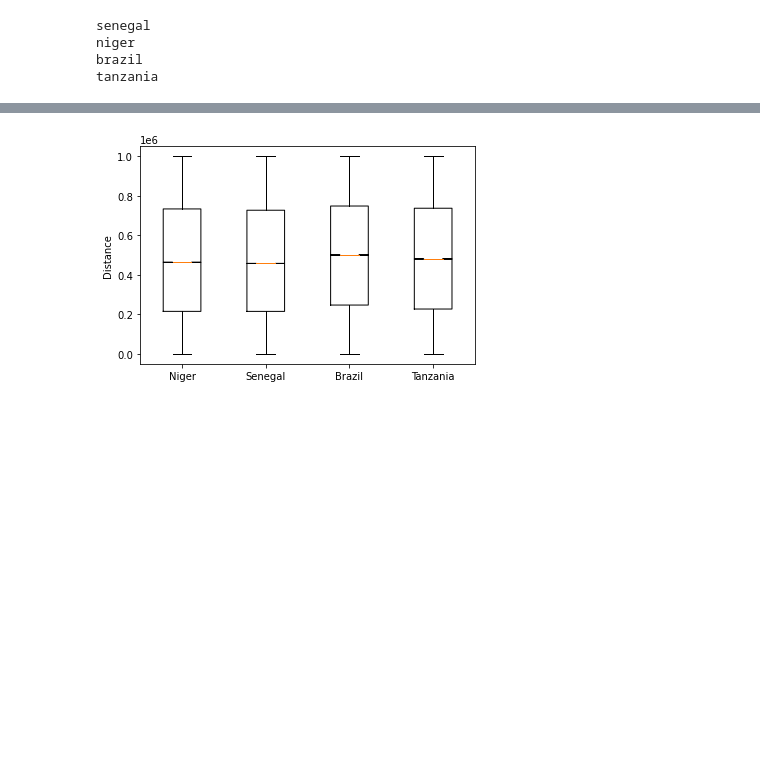
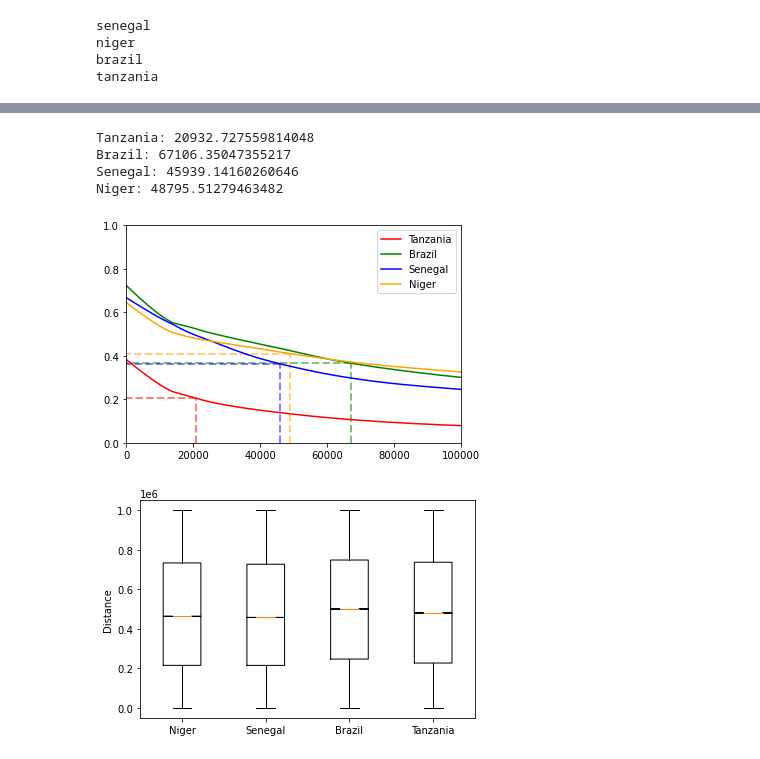
Before and after one commit to nealplatt/sch_man_nwinvasion, a Jupyter notebook: notebooks/linkage_disequilibrium.ipynb, the cells around one changed output, grey strips where cells are left out. Drawn from its saved outputs; the diff is of its cells as text; code cells hidden in the pictures; blank space fills up the shorter version.

```diff
--- a/notebooks/linkage_disequilibrium.ipynb
+++ b/notebooks/linkage_disequilibrium.ipynb
@@ -243,20 +183,0 @@ bins
-# %%
-plt.scatter(dists["niger"], r2s["niger"], s=0.1, alpha=0.1, label="raw data")
-plt.scatter(df["distance_bin"], df["niger"], s=10, c="red", label="mean-binned")
-
-    #smooth
-l=lowess(df["niger"], df["distance_bin"], frac=0.05)
-xl=l[:,0]
-yl=l[:,1]
-#plt.plot(xl, yl, label="Loess smoothed", linewidth=3, c='yellow')
-
-l=lowess(df["niger"], df["distance_bin"], frac=0.5)
-xl=l[:,0]
-yl=l[:,1]
-plt.plot(xl, yl, label="Loess smoothed", linewidth=3, c='yellow')
-
-plt.xlim(0,1_000)
-
-#plt.legend()
-plt.show()
-plt.close()
@@ -284,3 +205,47 @@ df
+# %%
+x=bin_edges[1:]
+
+for y, label, color in [(t, "Tanzania", "red"),
+                 (b, "Brazil", "green"),
+                 (s, "Senegal", "blue"),
+                 (n, "Niger", "orange")]:
+
+    #plot
+    #plt.scatter(x, y, s=10, alpha=0.1, c=color)
+
+    #smooth
+    l=lowess(y, x, frac=0.66)
+    xl=l[:,0]
+    yl=l[:,1]
+    plt.plot(xl, yl, label=label, c=color)
+
+    #get ld50
+    decay = interp1d(yl, xl, bounds_error=False)
+
+    #what point is Ld50 In 250kb
+    #OVER A MB ld=yl[0] - ((yl[0]-yl[x==x[-1]])/2)
+    ld=yl[0] - ((yl[0]-yl[-1])/2)
+    ld50=decay(ld)
+
+    #add line to chart
+    plt.vlines(ld50, 0, ld, colors=color, linestyle='dashed', linewidth=2, alpha=0.5)
+    plt.hlines(ld, ld50, ld, colors=color, linestyle='dashed', linewidth=2, alpha=0.5)
+
+    print("{}: {}".format(label, ld50))
+
+plt.ylim(0,1)
+plt.xlim(0,100_000)
+plt.legend()
+#plt.xscale('log')
+plt.savefig("results/ld/ld50_maf05.svg")
+plt.savefig("results/ld/ld50_maf05.png")
+plt.show()
+# %% [output]
+Tanzania: 20932.727559814048
+Brazil: 67106.35047355217
+Senegal: 45939.14160260646
+Niger: 48795.51279463482
+[figure, added]
 # %%
 plt.boxplot([ dists["niger"][r2s["niger"]<0.2],
               dists["senegal"][r2s["senegal"]<0.2],
```
Also changed, not shown: parts of 38 cells of this notebook, 1 other file.
